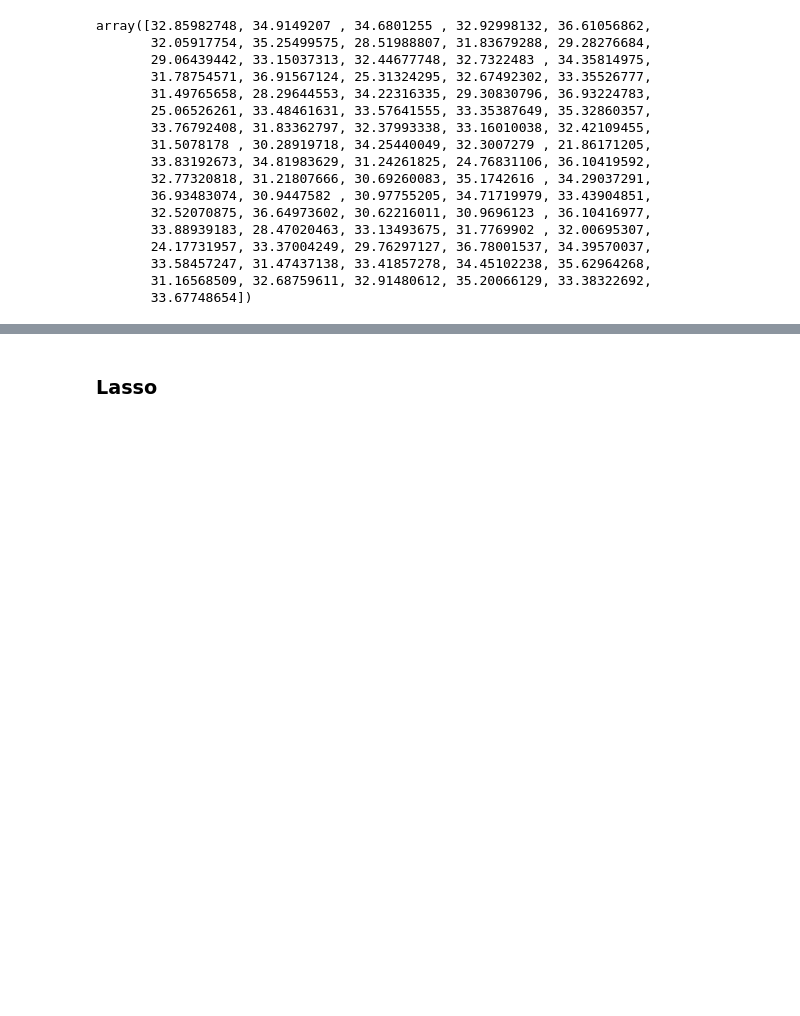
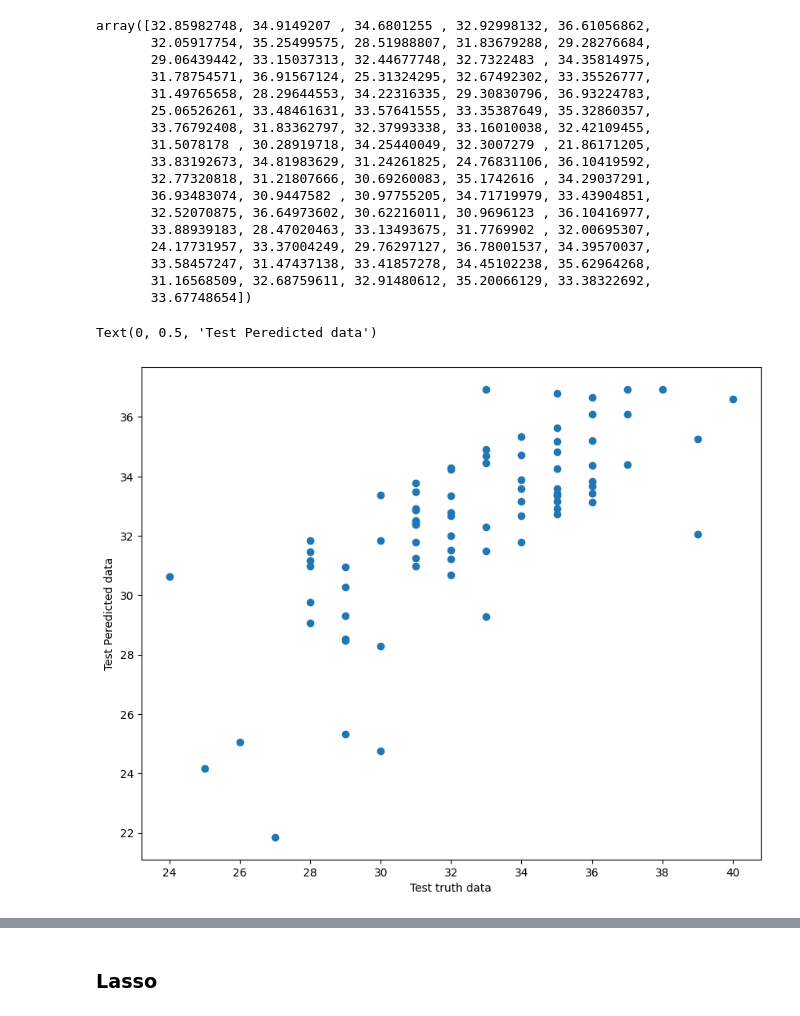
Before and after one commit to Rushi9867/Ineuron_Tasks, a Jupyter notebook: EDA/Algerian_Forest/Algerian_forest.ipynb, the cells around one changed output, grey strips where cells are left out. Drawn from its saved outputs; the diff is of its cells as text; code cells hidden in the pictures; blank space fills up the shorter version.

```diff
--- a/EDA/Algerian_Forest/Algerian_forest.ipynb
+++ b/EDA/Algerian_Forest/Algerian_forest.ipynb
@@ -770,5 +782,6 @@ Ridge()
 # %%
-ridge.predict(X_test)
+rid_pred = ridge.predict(X_test)
+rid_pred
 # %% [output]
 array([32.85982748, 34.9149207 , 34.6801255 , 32.92998132, 36.61056862,
        32.05917754, 35.25499575, 28.51988807, 31.83679288, 29.28276684,
@@ -787,3 +800,11 @@ array([32.85982748, 34.9149207 , 34.6801255 , 32.92998132, 36.61056862,
        33.58457247, 31.47437138, 33.41857278, 34.45102238, 35.62964268,
        31.16568509, 32.68759611, 32.91480612, 35.20066129, 33.38322692,
        33.67748654])
+# %%
+fig = plt.figure(figsize=(10,8))
+plt.scatter(y_test,rid_pred)
+plt.xlabel("Test truth data")
+plt.ylabel("Test Peredicted data")
+# %% [output]
+Text(0, 0.5, 'Test Peredicted data')
+[figure, added]
```
Also changed, not shown: parts of 17 cells of this notebook.
